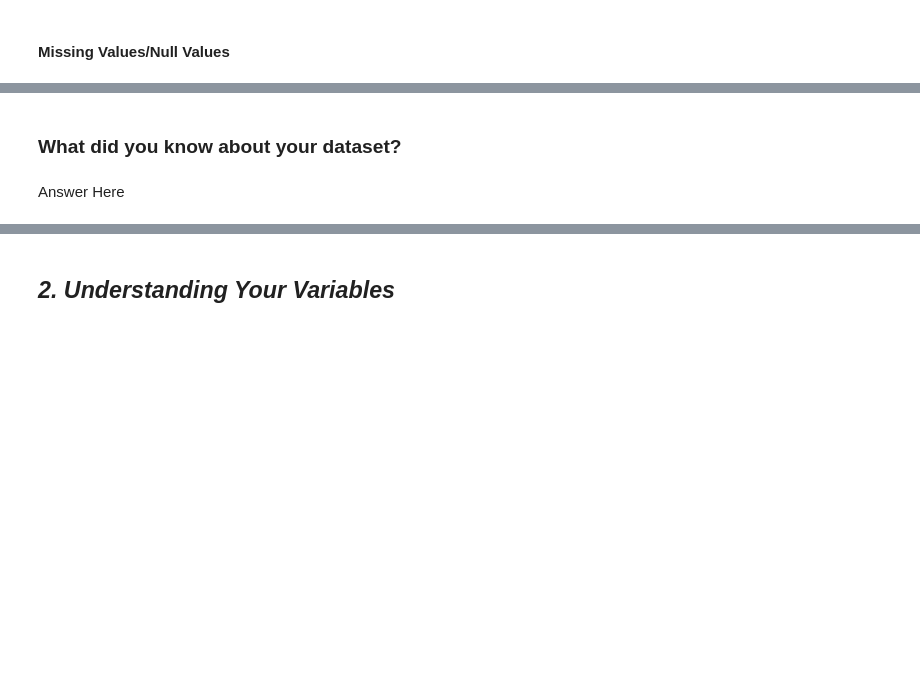
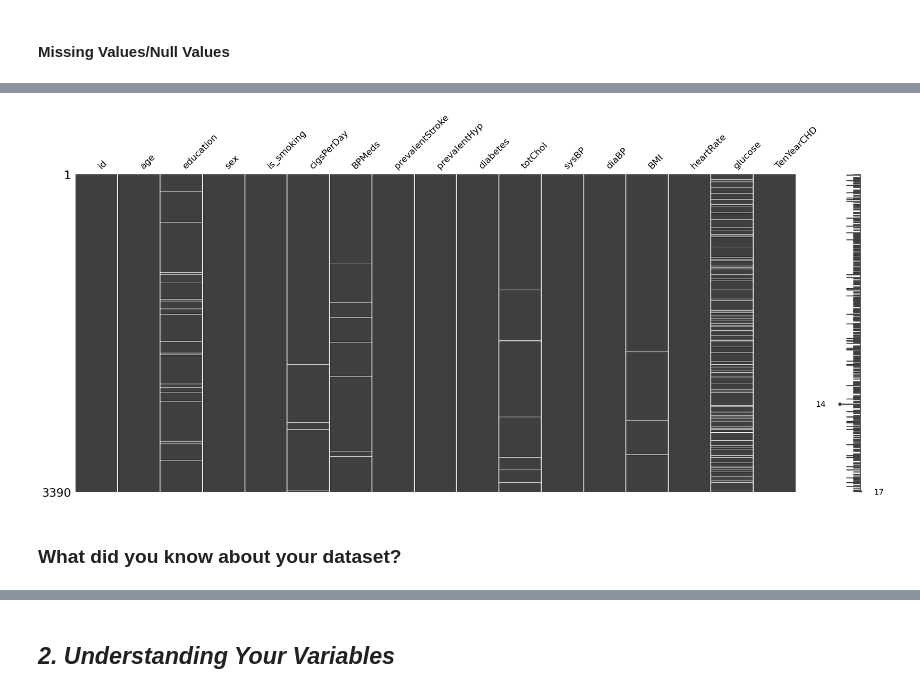
Before and after one commit to 007tickooayush/ML-Classification-Cardiovascular-Risk-Prediction-Project, a Jupyter notebook: Ayush_Tickoo_ML_Capstone_Classification_Project.ipynb, the cells around one changed output, grey strips where cells are left out. Drawn from its saved outputs; the diff is of its cells as text; code cells hidden in the pictures; blank space fills up the shorter version.

```diff
--- a/Ayush_Tickoo_ML_Capstone_Classification_Project.ipynb
+++ b/Ayush_Tickoo_ML_Capstone_Classification_Project.ipynb
@@ -149,6 +241,8 @@ df_bkup = df.copy()
 # %%
 # Visualizing the missing values
+msno.matrix(df)
+plt.show()
+# %% [output]
+[figure, added]
 # %% [markdown]
 ### What did you know about your dataset?
-# %% [markdown]
-Answer Here
```
Also changed, not shown: parts of 12 cells of this notebook.
